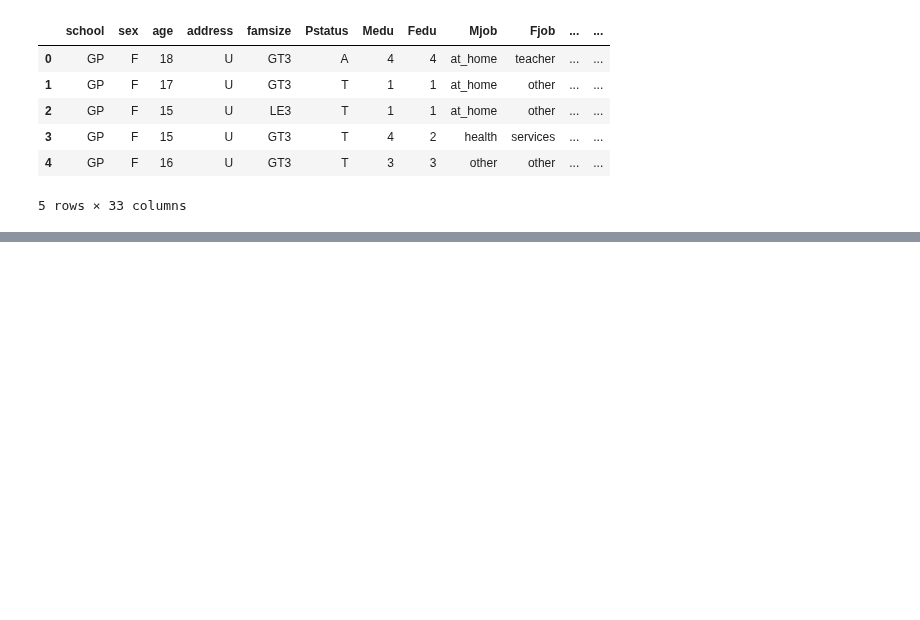
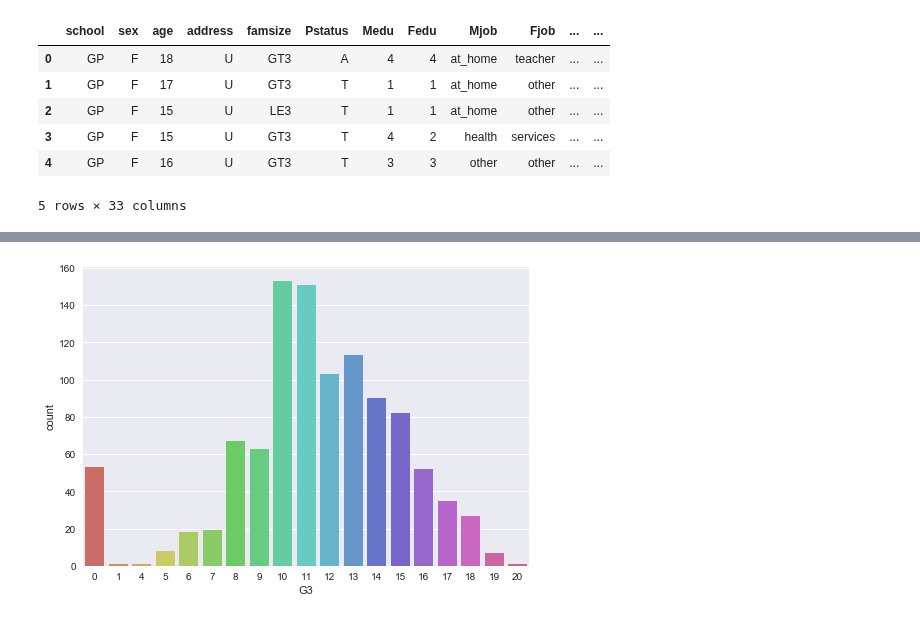
Before and after one commit to kunalnpandey/Stylumia-Internship-Drive, a Jupyter notebook: Machine Learning/Problem_2/Problem_2.ipynb, the cells around one changed output, grey strips where cells are left out. Saved outputs shown, nothing was run; the diff lists cells and outputs as text; code cells hidden in the pictures; blank space fills up the shorter version.

```diff
--- a/Machine Learning/Problem_2/Problem_2.ipynb
+++ b/Machine Learning/Problem_2/Problem_2.ipynb
@@ -44,0 +92,6 @@ math.head()
+# %%
+#Distribution across G3
+sns.countplot(x='G3',data=math, palette='hls')
+plt.show()
+# %% [output]
+[figure, added]
```
Also changed, not shown: parts of 61 cells of this notebook.
